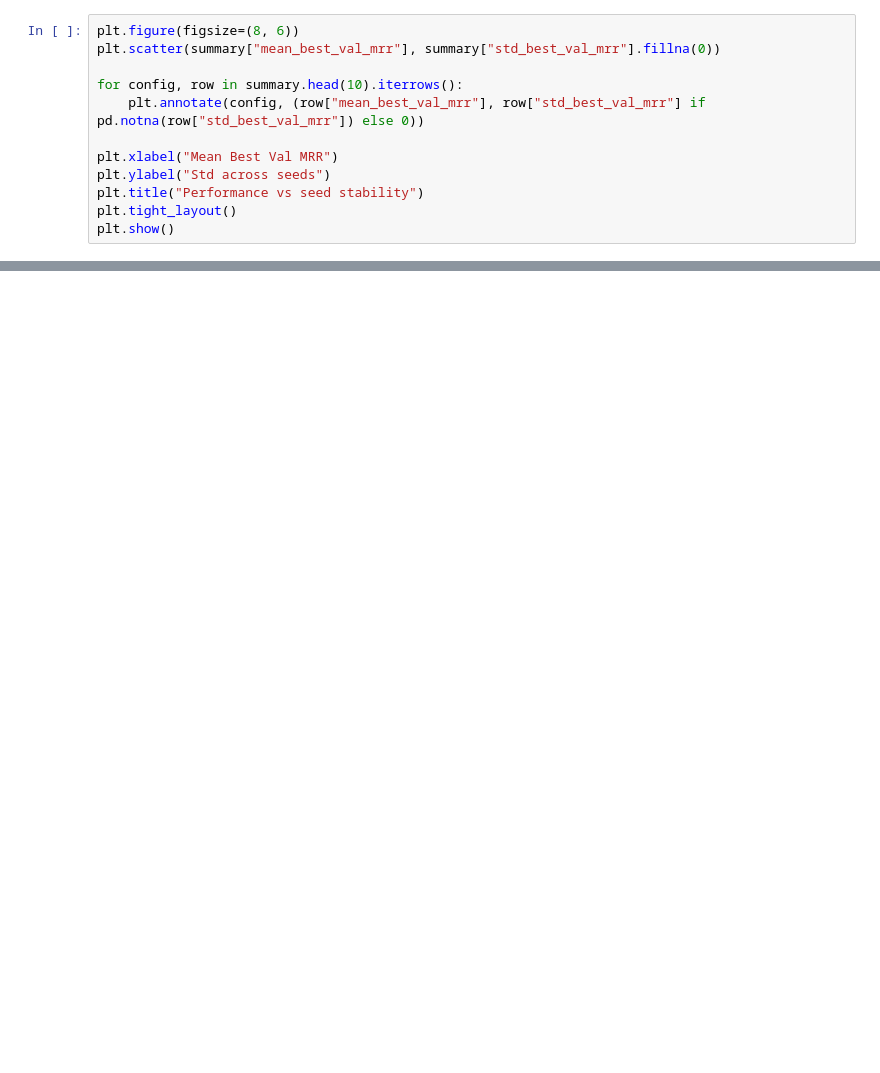
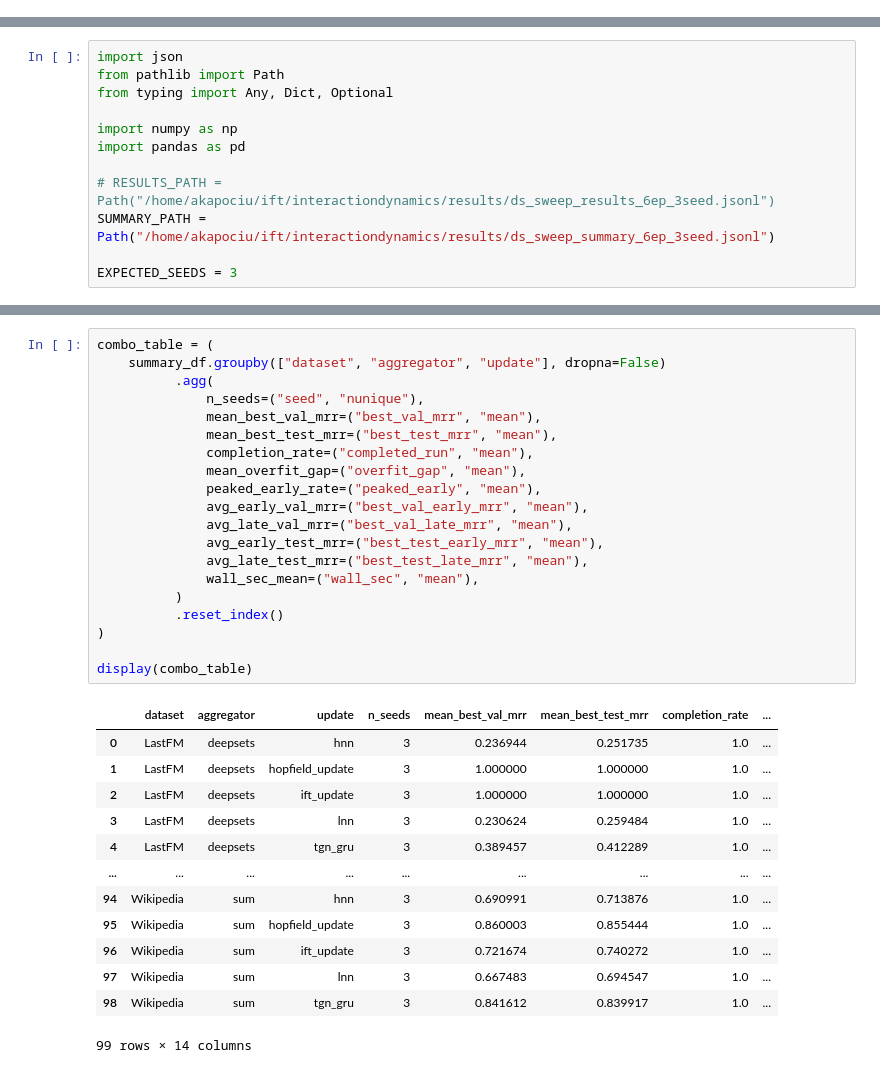
Before and after one commit to tweninger/fnn, a Jupyter notebook: interactiondynamics/analysis/analysis.ipynb, the cells around one changed output, grey strips where cells are left out. Cells and saved outputs as stored; diff of their text form; blank space fills up the shorter version.

Commit message:
physical systems datasets//git weirdness

```diff
--- a/interactiondynamics/analysis/analysis.ipynb
+++ b/interactiondynamics/analysis/analysis.ipynb
@@ -128,12 +0,0 @@ plt.show()
-# %%
-plt.figure(figsize=(8, 6))
-plt.scatter(summary["mean_best_val_mrr"], summary["std_best_val_mrr"].fillna(0))
-
-for config, row in summary.head(10).iterrows():
-    plt.annotate(config, (row["mean_best_val_mrr"], row["std_best_val_mrr"] if pd.notna(row["std_best_val_mrr"]) else 0))
-
-plt.xlabel("Mean Best Val MRR")
-plt.ylabel("Std across seeds")
-plt.title("Performance vs seed stability")
-plt.tight_layout()
-plt.show()
@@ -181,0 +1,12 @@ summary.reset_index()[[
+# %%
+import json
+from pathlib import Path
+from typing import Any, Dict, Optional
+
+import numpy as np
+import pandas as pd
+
+# RESULTS_PATH = Path("/home/akapociu/ift/interactiondynamics/results/ds_sweep_results_6ep_3seed.jsonl")
+SUMMARY_PATH = Path("/home/akapociu/ift/interactiondynamics/results/ds_sweep_summary_6ep_3seed.jsonl")
+
+EXPECTED_SEEDS = 3
@@ -181,0 +510,34 @@ summary.reset_index()[[
+# %%
+combo_table = (
+    summary_df.groupby(["dataset", "aggregator", "update"], dropna=False)
+          .agg(
+              n_seeds=("seed", "nunique"),
+              mean_best_val_mrr=("best_val_mrr", "mean"),
+              mean_best_test_mrr=("best_test_mrr", "mean"),
+              completion_rate=("completed_run", "mean"),
+              mean_overfit_gap=("overfit_gap", "mean"),
+              peaked_early_rate=("peaked_early", "mean"),
+              avg_early_val_mrr=("best_val_early_mrr", "mean"),
+              avg_late_val_mrr=("best_val_late_mrr", "mean"),
+              avg_early_test_mrr=("best_test_early_mrr", "mean"),
+              avg_late_test_mrr=("best_test_late_mrr", "mean"),
+              wall_sec_mean=("wall_sec", "mean"),
+          )
+          .reset_index()
+)
+
+display(combo_table)
+# %% [output]
+|  | dataset | aggregator | update | n_seeds | mean_best_val_mrr | mean_best_test_mrr | completion_rate | ... |
+| 0 | LastFM | deepsets | hnn | 3 | 0.236944 | 0.251735 | 1.0 | ... |
+| 1 | LastFM | deepsets | hopfield_update | 3 | 1.000000 | 1.000000 | 1.0 | ... |
+| 2 | LastFM | deepsets | ift_update | 3 | 1.000000 | 1.000000 | 1.0 | ... |
+| 3 | LastFM | deepsets | lnn | 3 | 0.230624 | 0.259484 | 1.0 | ... |
+| 4 | LastFM | deepsets | tgn_gru | 3 | 0.389457 | 0.412289 | 1.0 | ... |
+| ... | ... | ... | ... | ... | ... | ... | ... | ... |
+| 94 | Wikipedia | sum | hnn | 3 | 0.690991 | 0.713876 | 1.0 | ... |
+| 95 | Wikipedia | sum | hopfield_update | 3 | 0.860003 | 0.855444 | 1.0 | ... |
+| 96 | Wikipedia | sum | ift_update | 3 | 0.721674 | 0.740272 | 1.0 | ... |
+| 97 | Wikipedia | sum | lnn | 3 | 0.667483 | 0.694547 | 1.0 | ... |
+| 98 | Wikipedia | sum | tgn_gru | 3 | 0.841612 | 0.839917 | 1.0 | ... |
+99 rows × 14 columns
```
Also changed, not shown: parts of 23 cells of this notebook, 20 other files.
